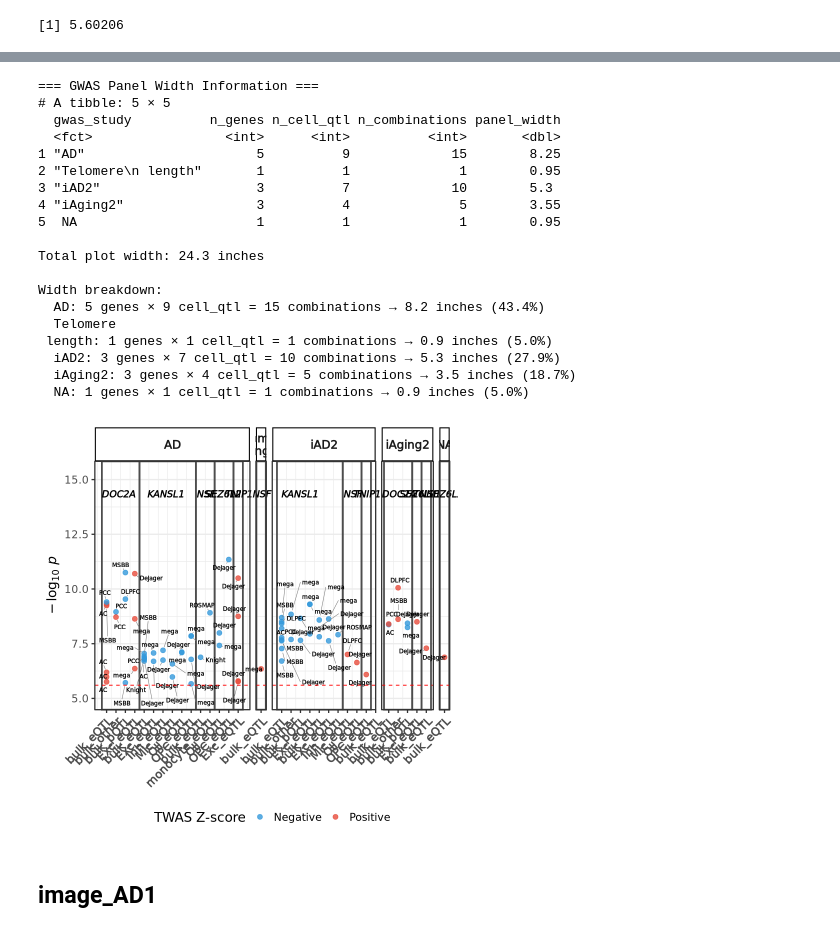
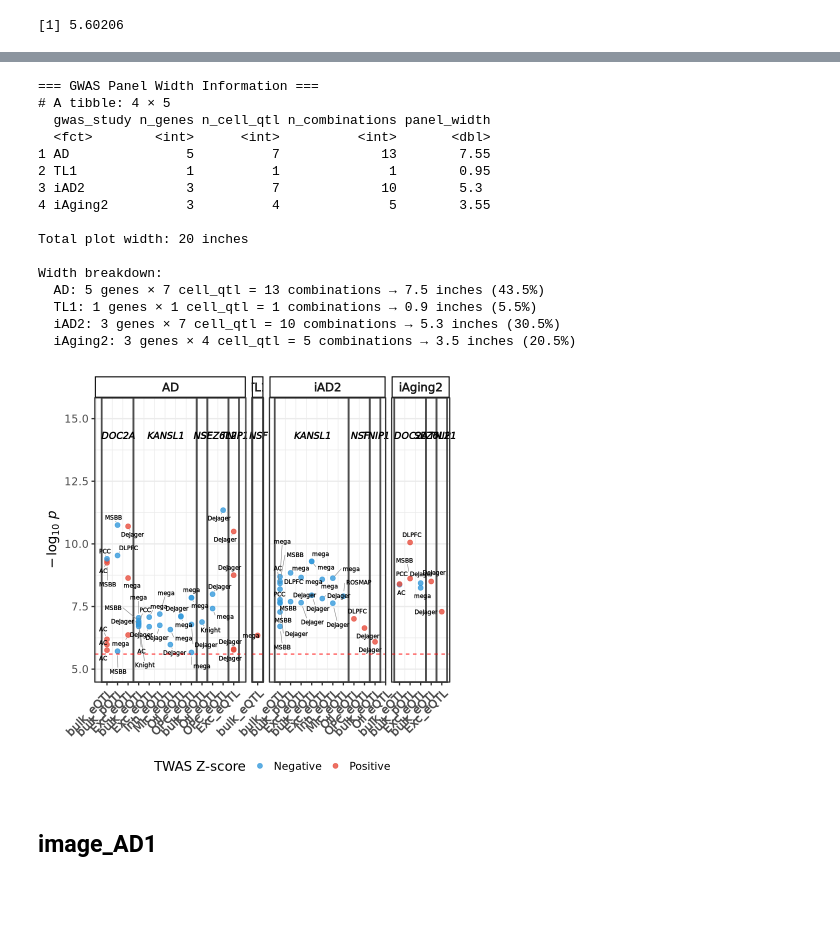
Before and after one commit to rl3328/DNE_xQTL_paper, a Jupyter notebook: main_text/4_candidate_genes/staging/interested_genes/TWAS_QTL/twas_story_allcontexts.ipynb, the cells around one changed output, grey strips where cells are left out. Drawn from its saved outputs; the diff is of its cells as text; code cells hidden in the pictures; blank space fills up the shorter version.

Commit message:
update twas_cilia plot

```diff
--- a/main_text/4_candidate_genes/staging/interested_genes/TWAS_QTL/twas_story_allcontexts.ipynb
+++ b/main_text/4_candidate_genes/staging/interested_genes/TWAS_QTL/twas_story_allcontexts.ipynb
@@ -201,7 +201,7 @@ AD2_story_genes_selected = AD2_story_genes_selected |> mutate(gwas_study = ifels
 # AD2_story_genes_selected = AD2_story_genes_selected  |>
 #   left_join(context_gene_pair, by = "gene_name") %>% mutate(adjusted_p = (function(p) { o <- order(p); ro <- order(o); pmin(1, cummin(rev(p[o] * context_gene_pair / seq_along(p))))[rev(seq_along(p))][ro] })(twas_pval), bonff_p = pmin(1, twas_pval * context_gene_pair))
 # %%
-AD2_story_genes_selected = AD2_story_genes_selected|> filter(gwas_study!="image_Aging1" | type %in% c("eQTL", "pQTL"))
+AD2_story_genes_selected = AD2_story_genes_selected|> filter(gwas_study!="image_Aging1") |> filter(type %in% c("eQTL", "pQTL"))
 # %%
 
 plot_data <- AD2_story_genes_selected %>%
@@ -254,7 +276,7 @@ plot_data_processed <- plot_data %>%
     # Simplify gwas_study names
     gwas_study = case_when(
       startsWith(gwas_study, "image_") ~ paste0("i", substr(gwas_study, 7, nchar(gwas_study))),
-      gwas_study == "Telomere_pc1" ~ "Telomere\n length",
+      gwas_study == "Telomere_pc1" ~ "TL1",
       TRUE ~ gwas_study
     ),
     cell_qtl_label = paste0(cell_type, "_", qtl_type)
@@ -270,7 +292,7 @@ xqtl_context_order <- plot_data_processed %>%
   pull(cell_qtl_label)
 
 # Define custom GWAS study order
-gwas_order <- c("AD", "Telomere\n length", "iAD2", "iAging2")
+gwas_order <- c("AD", "TL1", "iAD2", "iAging2")
 
 # Apply factors
 plot_data_processed <- plot_data_processed %>%
@@ -321,7 +343,7 @@ gene_boundaries <- plot_data_processed %>%
 gene_positions <- plot_data_processed %>%
   group_by(gwas_study, gene_name) %>%
   summarise(
-    xpos = mean(x_position),
+    xpos = mean(unique(x_position)),
     .groups = "drop"
   )
 
@@ -408,51 +430,48 @@ p_combined <- ggplot(plot_data_processed,
     vjust = 0
   ) +
   coord_cartesian(clip = "off", ylim = c(5, max_y * 1.35))
 
 print(p_combined)
 
 # Calculate optimal total width based on content
 scale_factor <- 1.2
-total_width <- max(20, sum(gwas_panel_widths$panel_width) * scale_factor + 1.5)
+total_width <- min(20, sum(gwas_panel_widths$panel_width) * scale_factor + 2.5)
 
 ggsave("AD2_gene_plot_by_gwas.png", p_combined,
-       width = total_width, height = 9, dpi = 300, bg = "white")
+       width = total_width, height = 6, dpi = 300, bg = "white")
 
 # Print detailed width information
 cat("\n=== GWAS Panel Width Information ===\n")
 print(gwas_panel_widths %>% select(gwas_study, n_genes, n_cell_qtl, n_combinations, panel_width))
 cat("\nTotal plot width:", round(total_width, 1), "inches\n")
 cat("\nWidth breakdown:\n")
 for(i in 1:nrow(gwas_panel_widths)) {
   cat(sprintf("  %s: %d genes × %d cell_qtl = %d combinations → %.1f inches (%.1f%%)\n",
               gwas_panel_widths$gwas_study[i],
               gwas_panel_widths$n_genes[i],
               gwas_panel_widths$n_cell_qtl[i],
               gwas_panel_widths$n_combinations[i],
               gwas_panel_widths$panel_width[i],
               gwas_panel_widths$width_ratio[i] * 100))
 }
 # %% [output]
 === GWAS Panel Width Information ===
-# A tibble: 5 × 5
-  gwas_study          n_genes n_cell_qtl n_combinations panel_width
-  <fct>                 <int>      <int>          <int>       <dbl>
-1 "AD"                      5          9             15        8.25
-2 "Telomere\n length"       1          1              1        0.95
-3 "iAD2"                    3          7             10        5.3
-4 "iAging2"                 3          4              5        3.55
-5  NA                       1          1              1        0.95
+# A tibble: 4 × 5
+  gwas_study n_genes n_cell_qtl n_combinations panel_width
+  <fct>        <int>      <int>          <int>       <dbl>
+1 AD               5          7             13        7.55
+2 TL1              1          1              1        0.95
+3 iAD2             3          7             10        5.3
+4 iAging2          3          4              5        3.55
 
-Total plot width: 24.3 inches
+Total plot width: 20 inches
 
 Width breakdown:
-  AD: 5 genes × 9 cell_qtl = 15 combinations → 8.2 inches (43.4%)
-  Telomere
- length: 1 genes × 1 cell_qtl = 1 combinations → 0.9 inches (5.0%)
-  iAD2: 3 genes × 7 cell_qtl = 10 combinations → 5.3 inches (27.9%)
-  iAging2: 3 genes × 4 cell_qtl = 5 combinations → 3.5 inches (18.7%)
-  NA: 1 genes × 1 cell_qtl = 1 combinations → 0.9 inches (5.0%)
+  AD: 5 genes × 7 cell_qtl = 13 combinations → 7.5 inches (43.5%)
+  TL1: 1 genes × 1 cell_qtl = 1 combinations → 0.9 inches (5.5%)
+  iAD2: 3 genes × 7 cell_qtl = 10 combinations → 5.3 inches (30.5%)
+  iAging2: 3 genes × 4 cell_qtl = 5 combinations → 3.5 inches (20.5%)
-[figure, old version]
+[figure, new version]
 # %%
 ggsave("twas_AD2.png", plot = p_gene_grouped_AD2, width = 16, height = 10, dpi = 300)
 # %% [markdown]
```
Also changed, not shown: parts of 5 cells of this notebook, 4 other files.
